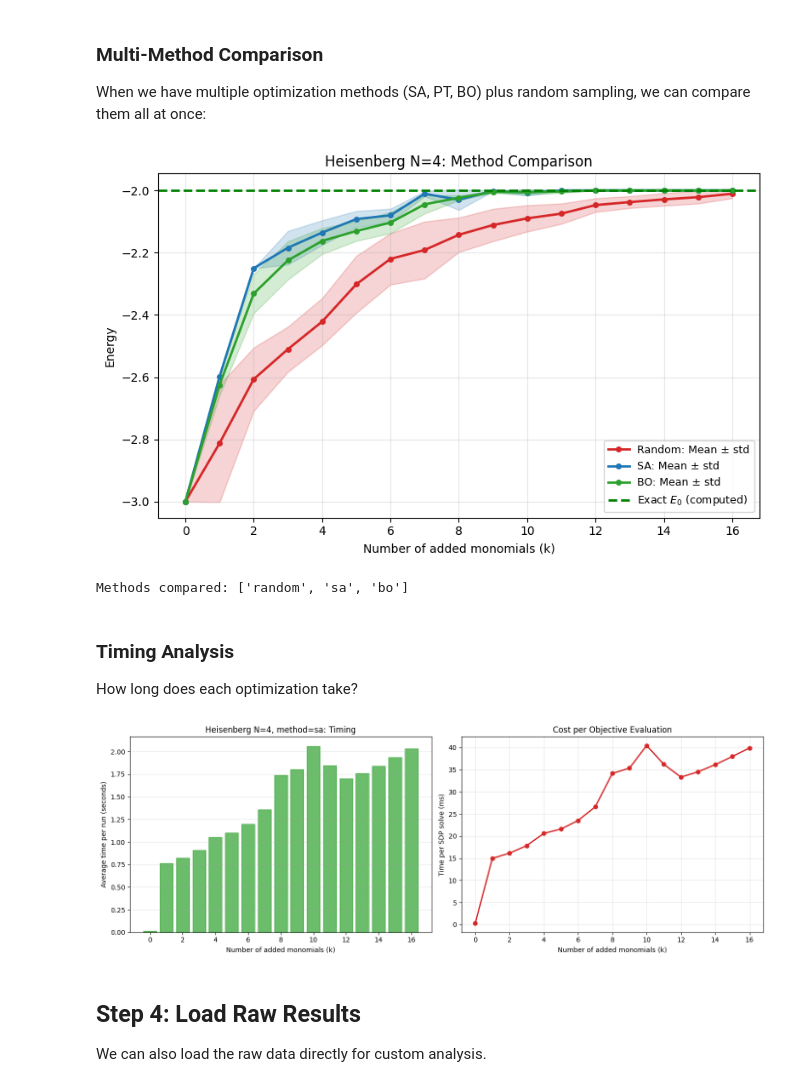
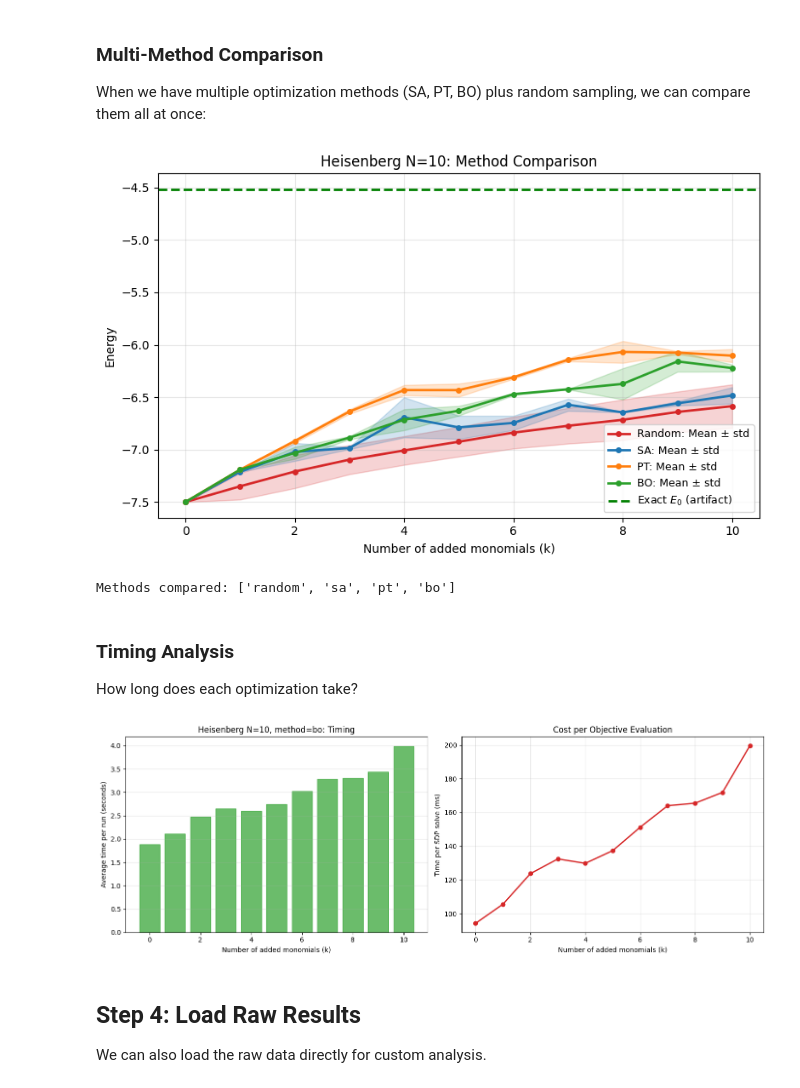
Before and after one commit to Ciscone7/OptimalMomentsNPA, a Jupyter notebook: workflow_demo.ipynb, the cells around one changed output. Saved outputs shown, nothing was run; the diff lists cells and outputs as text; code cells hidden in the pictures.

```diff
--- a/workflow_demo.ipynb
+++ b/workflow_demo.ipynb
@@ -453,23 +461,23 @@ When we have multiple optimization methods (SA, PT, BO) plus random sampling, we
 # %%
 # Compare all available methods
 from plots import plot_method_comparison
 
 try:
     method_comparison = plot_method_comparison(
         model="heisenberg",
-        N=4,
+        N=10,
         boundary="periodic",
         start_level=1,
         end_level=2,
         methods=["random", "sa", "pt", "bo"],  # Will skip methods without data
     )
     print(f"Methods compared: {method_comparison['methods']}")
 except FileNotFoundError as e:
     print(f"Note: {e}")
     print("Run more optimization methods to see a full comparison.")
 # %% [output]
-[figure, old version]
+[figure, new version]
-Methods compared: ['random', 'sa', 'bo']
+Methods compared: ['random', 'sa', 'pt', 'bo']
 # %% [markdown]
 ### Timing Analysis
 
@@ -480,14 +488,14 @@ from plots import plot_optimization_timing
 
 _ = plot_optimization_timing(
     model="heisenberg",
-    N=4,
+    N=10,
     boundary="periodic",
     start_level=1,
     end_level=2,
-    method="sa",
+    method="bo",
 )
 # %% [output]
-[figure, old version]
+[figure, new version]
 # %% [markdown]
 ## Step 4: Load Raw Results
 
```
Also changed, not shown: parts of 13 cells of this notebook, 10 other files.
